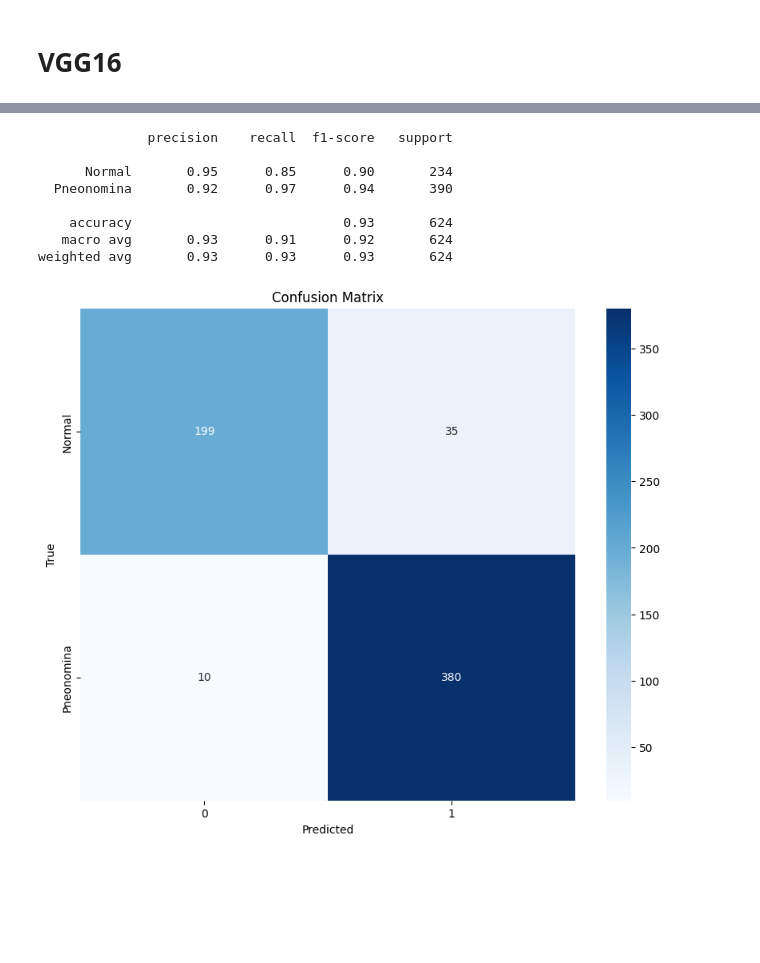
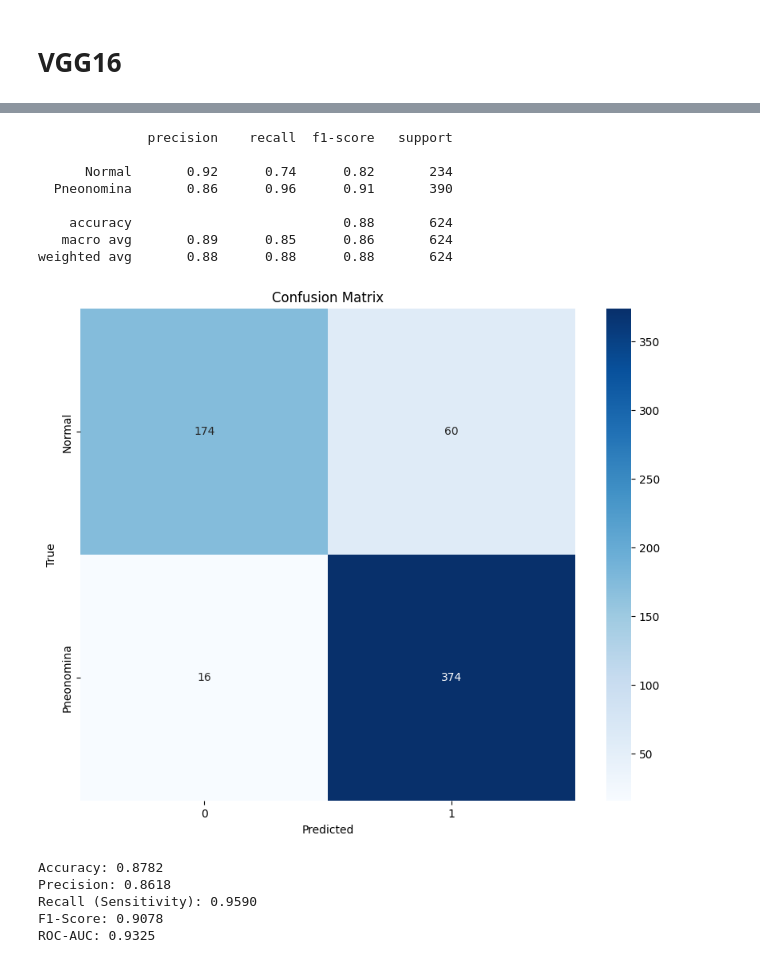
Before and after one commit to peterwhitehat142/kaggle_project, a Jupyter notebook: Pneumonia_Classification.ipynb, the cells around one changed output, grey strips where cells are left out. Saved outputs shown, nothing was run; the diff lists cells and outputs as text; code cells hidden in the pictures; blank space fills up the shorter version.

Commit message:
Kaggle Notebook | Pneumonia Classification | Version 3

```diff
--- a/Pneumonia_Classification.ipynb
+++ b/Pneumonia_Classification.ipynb
@@ -663,0 +611,3 @@ y_pred_class_vgg16 = (y_pred_vgg16.ravel() > 0.5).astype('int32')
+# %%
+new_train_data = create_dataset(X_train,y_train )
+new_val_data = create_validationData(X_val, Y_val,batch_size=8)
@@ -663,0 +621,27 @@ y_pred_class_vgg16 = (y_pred_vgg16.ravel() > 0.5).astype('int32')
+# %%
+history = model.fit(
+    new_train_data,
+    epochs=20,
+    validation_data=new_val_data,
+    steps_per_epoch=int(len(X_train)/32)
+    )
+
+# 8. Save the model
+model.save('vgg16_transfer_learning.h5')
+
+# 9. Plot training history
+import matplotlib.pyplot as plt
+
+plt.figure(figsize=(12, 5))
+plt.subplot(1, 2, 1)
+plt.plot(history.history['accuracy'], label='Training Accuracy')
+plt.plot(history.history['val_accuracy'], label='Validation Accuracy')
+plt.title('Accuracy')
+plt.legend()
+
+plt.subplot(1, 2, 2)
+plt.plot(history.history['loss'], label='Training Loss')
+plt.plot(history.history['val_loss'], label='Validation Loss')
+plt.title('Loss')
+plt.legend()
+plt.show()
@@ -663,0 +680,10 @@ y_pred_class_vgg16 = (y_pred_vgg16.ravel() > 0.5).astype('int32')
+# %%
+from sklearn.metrics import accuracy_score
+X_test=tf.cast(X_test,tf.float32)
+X_test=tf.image.grayscale_to_rgb(X_test)
+y_pred_probs = model.predict(X_test)
+y_pred = (y_pred_probs > 0.5).astype("int32")
+
+
+accuracy = accuracy_score(Y_test, y_pred)
+print(f"Test Accuracy: {accuracy:.4f}")
@@ -664,21 +693,42 @@ y_pred_class_vgg16 = (y_pred_vgg16.ravel() > 0.5).astype('int32')
 # %%
-print(classification_report(test_gen.classes, y_pred_class_vgg16, target_names=['Normal','Pneonomina']))
+print(classification_report(Y_test,y_pred, target_names=['Normal','Pneonomina']))
 # %% [output]
               precision    recall  f1-score   support
 
-      Normal       0.95      0.85      0.90       234
-  Pneonomina       0.92      0.97      0.94       390
+      Normal       0.92      0.74      0.82       234
+  Pneonomina       0.86      0.96      0.91       390
 
-    accuracy                           0.93       624
-   macro avg       0.93      0.91      0.92       624
-weighted avg       0.93      0.93      0.93       624
+    accuracy                           0.88       624
+   macro avg       0.89      0.85      0.86       624
+weighted avg       0.88      0.88      0.88       624
 # %%
-cm = confusion_matrix(test_gen.classes, y_pred_class_vgg16)
+from sklearn.metrics import confusion_matrix
+cm = confusion_matrix(Y_test,y_pred)
 plt.figure(figsize=(10, 8))
 sns.heatmap(cm, annot=True, fmt='d', cmap='Blues', yticklabels=['Normal','Pneonomina'])
 plt.xlabel('Predicted')
 plt.ylabel('True')
 plt.title('Confusion Matrix')
 plt.show()
 # %% [output]
-[figure, old version]
+[figure, new version]
+# %%
+from sklearn.metrics import accuracy_score, precision_score, recall_score, f1_score, roc_auc_score
+
+accuracy = accuracy_score(Y_test, y_pred)
+precision = precision_score(Y_test, y_pred)
+recall = recall_score(Y_test, y_pred)
+f1 = f1_score(Y_test, y_pred)
+roc_auc = roc_auc_score(Y_test, y_pred_probs)
+
+print(f"Accuracy: {accuracy:.4f}")
+print(f"Precision: {precision:.4f}")
+print(f"Recall (Sensitivity): {recall:.4f}")
+print(f"F1-Score: {f1:.4f}")
+print(f"ROC-AUC: {roc_auc:.4f}")
+# %% [output]
+Accuracy: 0.8782
+Precision: 0.8618
+Recall (Sensitivity): 0.9590
+F1-Score: 0.9078
+ROC-AUC: 0.9325
```
Also changed, not shown: parts of 32 cells of this notebook.
